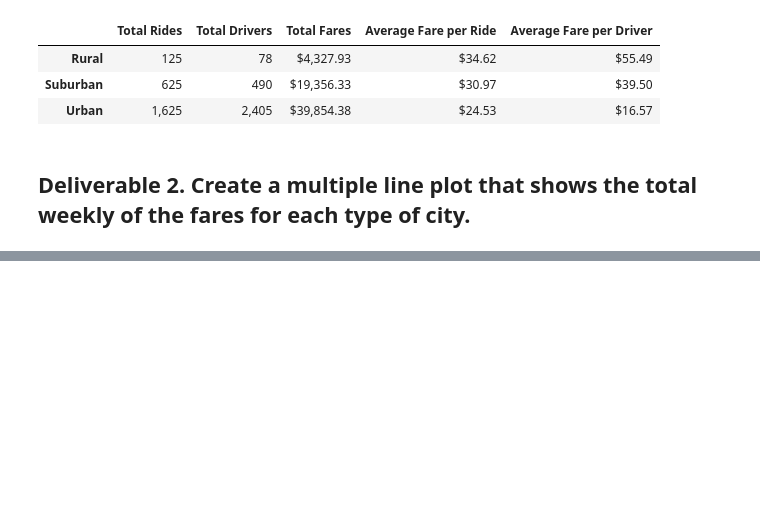
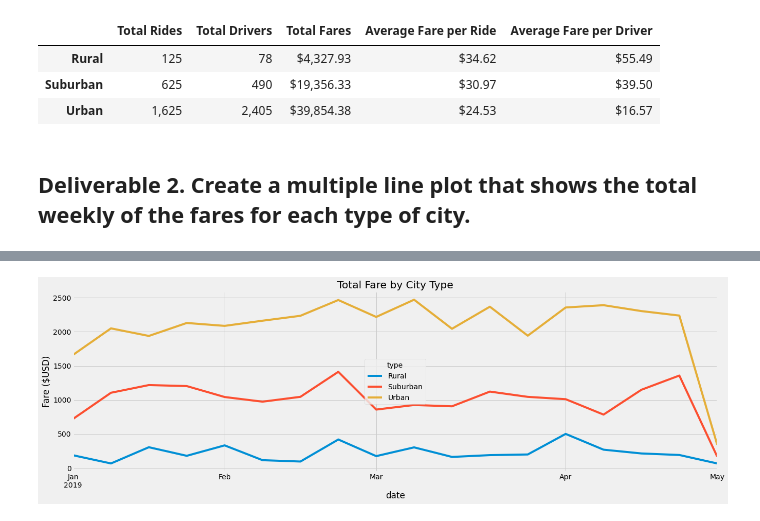
Before and after one commit to dsilvaggio/PyBer_Analysis, a Jupyter notebook: PyBer_Challenge.ipynb, the cells around one changed output, grey strips where cells are left out. Saved outputs shown, nothing was run; the diff lists cells and outputs as text; code cells hidden in the pictures; blank space fills up the shorter version.

```diff
--- a/PyBer_Challenge.ipynb
+++ b/PyBer_Challenge.ipynb
@@ -135,3 +182,5 @@ pyber_summary_df
 # %%
 # 4. Create a pivot table with the 'date' as the index, the columns ='type', and values='fare'
 # to get the total fares for each type of city by the date.
+fare_by_date_pivot = fare_by_date.pivot(index='date', columns='type', values='fare')
+fare_by_date_pivot.head(10)
@@ -138,2 +200,4 @@ pyber_summary_df
 # %%
 # 5. Create a new DataFrame from the pivot table DataFrame using loc on the given dates, '2019-01-01':'2019-04-29'.
+rides_Jan_April = fare_by_date_pivot.loc['2019-01-01':'2019-04-29']
+rides_Jan_April
@@ -140,5 +219,5 @@ pyber_summary_df
 # %%
 # 6. Set the "date" index to datetime datatype. This is necessary to use the resample() method in Step 8.
-# df.index = pd.to_datetime(df.index)
+rides_Jan_April.index = pd.to_datetime(rides_Jan_April.index)
 # %%
 # 7. Check that the datatype for the index is datetime using df.info()
@@ -145,2 +236,4 @@ pyber_summary_df
 # %%
 # 8. Create a new DataFrame using the "resample()" function by week 'W' and get the sum of the fares for each week.
+weekly_fares_df = rides_Jan_April.resample('W').sum()
+weekly_fares_df.head(10)
@@ -147,7 +253,14 @@ pyber_summary_df
 # %%
 # 8. Using the object-oriented interface method, plot the resample DataFrame using the df.plot() function.
 
 # Import the style from Matplotlib.
 from matplotlib import style
 # Use the graph style fivethirtyeight.
 style.use('fivethirtyeight')
+weekly_fares = weekly_fares_df.plot(figsize = (20,6))
+weekly_fares.set_title("Total Fare by City Type")
+weekly_fares.set_ylabel("Fare ($USD)")
+
+plt.show()
+# %% [output]
+[figure, added]
```
Also changed, not shown: parts of 7 cells of this notebook.
